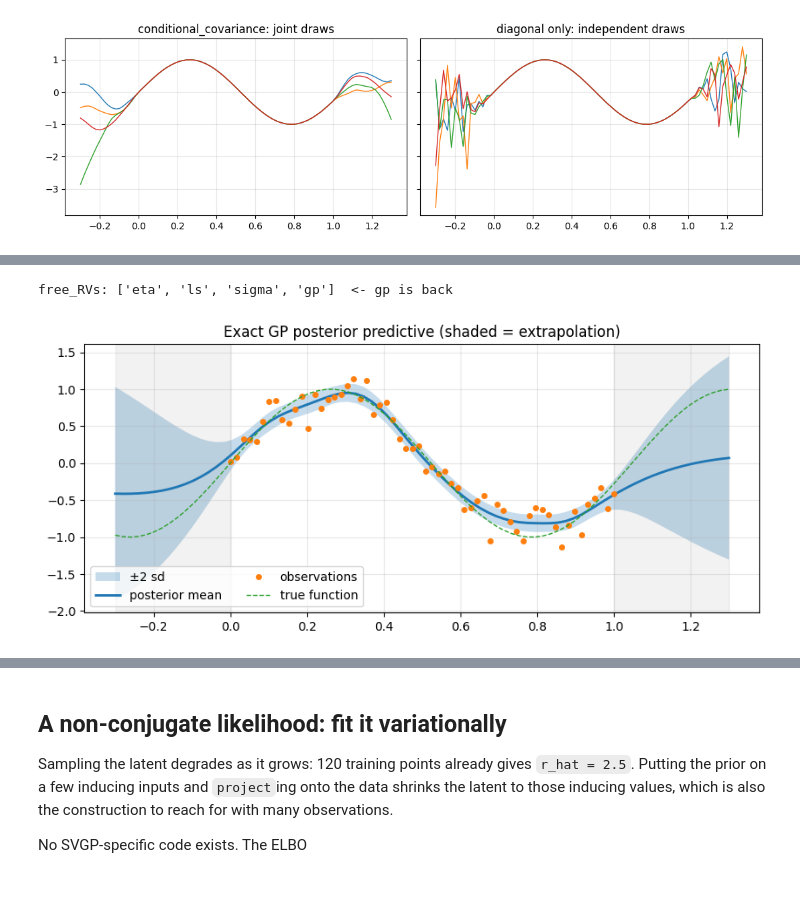
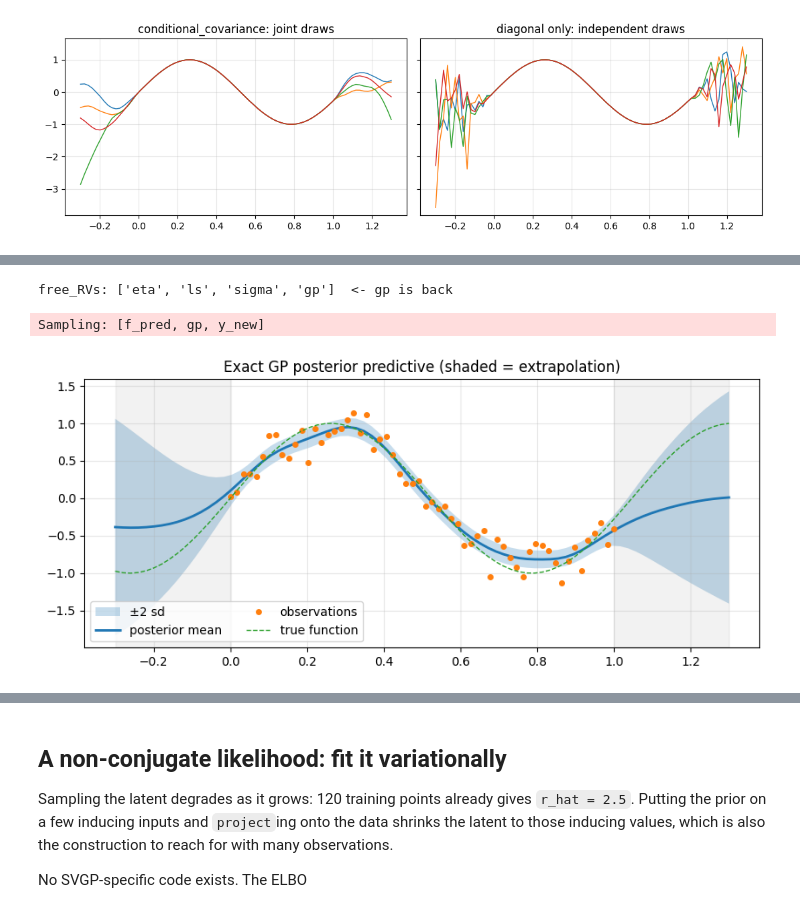
Before and after one commit to ricardoV94/pymc-extras, a Jupyter notebook: notebooks/gp_api.ipynb, the cells around one changed output, grey strips where cells are left out. Drawn from its saved outputs; the diff is of its cells as text; code cells hidden in the pictures.

```diff
--- a/notebooks/gp_api.ipynb
+++ b/notebooks/gp_api.ipynb
@@ -99,14 +105,10 @@ with pm.Model() as latent_model:
     eta = pm.Exponential("eta", scale=1.0)
     sigma = pm.HalfNormal("sigma", sigma=1.0)
 
-    Xs, shapes = pt.pack(X, X_pred, keep_axes=-1)
-    gp = pgp.GP("gp", Xs, cov=eta**2 * pgp.kernels.Matern52(ls=ls))
-    f_train, f_pred = pt.unpack(gp, shapes)
+    gp = pgp.GP("gp", X, cov=eta**2 * pgp.kernels.Matern52(ls=ls))
+    pm.Normal("y", mu=gp, sigma=sigma, observed=y)
 
-    pm.Normal("y", mu=f_train, sigma=sigma, observed=y)
-
-print("gp      :", gp.type.shape)
-print("f_train :", f_train.type.shape)
-print("f_pred  :", f_pred.type.shape)
-print("free_RVs:", [v.name for v in latent_model.free_RVs])
+print("gp       :", gp.type.shape, " <- training inputs only")
+print("it is an :", type(gp.owner.op).__name__)
+print("free_RVs :", [v.name for v in latent_model.free_RVs])
 # %% [output]
@@ -231,41 +231,35 @@ it down. A property of the model, not of the machinery.
 # %%
 cond_model = pgp.conditional(marginal_model)
 print("free_RVs:", [v.name for v in cond_model.free_RVs], " <- gp is back")
 
-mu_sym, cov_sym = pgp.conditional_moments(cond_model)
-_, mu_pred_sym = pt.unpack(mu_sym, shapes)
-_, sd_pred_sym = pt.unpack(pt.sqrt(pt.diag(cov_sym)), shapes)
-predictive = pgp.predictive_fn(cond_model, [mu_pred_sym, sd_pred_sym])
+# ---- the prediction block, verbatim in every fit path below ----
+with cond_model:
+    pm.MvNormal(
+        "f_pred",
+        mu=pgp.project(cond_model["gp"], X_pred),
+        cov=pgp.conditional_covariance(cond_model["gp"], X_pred),
+    )
+    pm.Normal("y_new", mu=cond_model["f_pred"], sigma=cond_model["sigma"])
+    pp = pm.sample_posterior_predictive(
+        idata, sample_vars=["gp", "f_pred", "y_new"], random_seed=0, progressbar=False
+    )
+# ----------------------------------------------------------------
 
-post = idata.posterior.to_dataset().stack(sample=("chain", "draw"))
-means, sds = [], []
-for i in range(0, post.sizes["sample"], 20):
-    s = post.isel(sample=i)
-    m_, sd_ = predictive(
-        {
-            "ls_log__": float(np.log(s["ls"])),
-            "eta_log__": float(np.log(s["eta"])),
-            "sigma_log__": float(np.log(s["sigma"])),
-        }
-    )
-    means.append(m_)
-    sds.append(sd_)
-
-means, sds = np.array(means), np.array(sds)
-mean_pred = means.mean(0)
-sd_pred = np.sqrt(sds.mean(0) ** 2 + means.var(0))  # law of total variance
+f_pred_draws = pp.posterior_predictive["f_pred"].to_numpy().reshape(-1, len(X_pred))
+mean_pred, sd_pred = f_pred_draws.mean(0), f_pred_draws.std(0)
 
 xg = X_pred.ravel()
 fig, ax = plt.subplots()
 ax.fill_between(xg, mean_pred - 2 * sd_pred, mean_pred + 2 * sd_pred, alpha=0.25, label="±2 sd")
 ax.plot(xg, mean_pred, lw=2, label="posterior mean")
 ax.plot(X.ravel(), y, "o", ms=4, label="observations")
 ax.plot(xg, np.sin(6 * xg), ls="--", lw=1, label="true function")
 ax.axvspan(-0.3, 0, color="k", alpha=0.05)
 ax.axvspan(1.0, 1.3, color="k", alpha=0.05)
 ax.set_title("Exact GP posterior predictive (shaded = extrapolation)")
 ax.legend(loc="lower left", ncols=2)
 plt.show()
 # %% [output]
 free_RVs: ['eta', 'ls', 'sigma', 'gp']  <- gp is back
+Sampling: [f_pred, gp, y_new]
-[figure, old version]
+[figure, new version]
```
Also changed, not shown: parts of 18 cells of this notebook, 3 other files.
